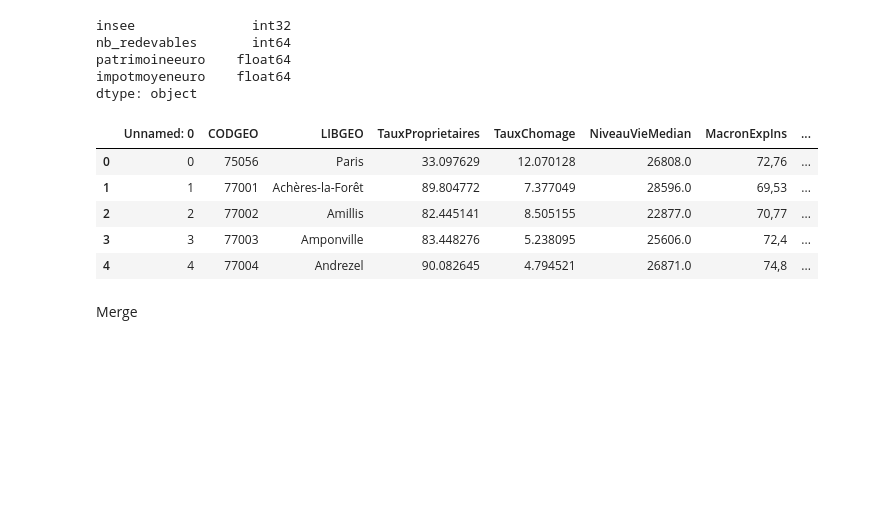
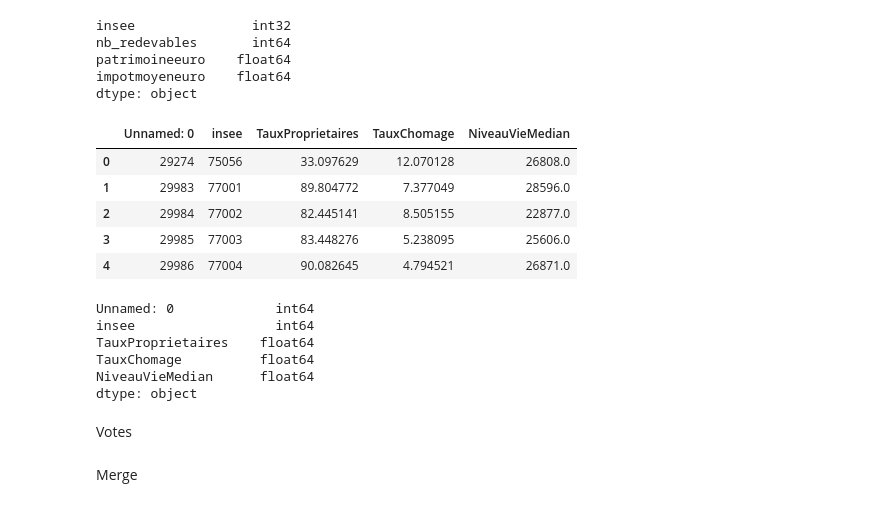
Before and after one commit to cerezamo/dataviz, a Jupyter notebook: variables.ipynb, the cells around one changed output. Drawn from its saved outputs; the diff is of its cells as text; code cells hidden in the pictures; blank space fills up the shorter version.

```diff
--- a/variables.ipynb
+++ b/variables.ipynb
@@ -174,15 +174,26 @@ impotmoyeneuro    float64
 dtype: object
 # %%
 #Base Sarah
-eco=pd.read_csv(dir+'\\brut\\data_final.csv')
+eco=pd.read_csv(dir+'\\brut\\data_chom_prop.csv')
 eco.head()
 # %% [output]
-|  | Unnamed: 0 | CODGEO | LIBGEO | TauxProprietaires | TauxChomage | NiveauVieMedian | MacronExpIns | ... |
-| 0 | 0 | 75056 | Paris | 33.097629 | 12.070128 | 26808.0 | 72,76 | ... |
-| 1 | 1 | 77001 | Achères-la-Forêt | 89.804772 | 7.377049 | 28596.0 | 69,53 | ... |
-| 2 | 2 | 77002 | Amillis | 82.445141 | 8.505155 | 22877.0 | 70,77 | ... |
-| 3 | 3 | 77003 | Amponville | 83.448276 | 5.238095 | 25606.0 | 72,4 | ... |
-| 4 | 4 | 77004 | Andrezel | 90.082645 | 4.794521 | 26871.0 | 74,8 | ... |
+|  | Unnamed: 0 | insee | TauxProprietaires | TauxChomage | NiveauVieMedian |
+| 0 | 29274 | 75056 | 33.097629 | 12.070128 | 26808.0 |
+| 1 | 29983 | 77001 | 89.804772 | 7.377049 | 28596.0 |
+| 2 | 29984 | 77002 | 82.445141 | 8.505155 | 22877.0 |
+| 3 | 29985 | 77003 | 83.448276 | 5.238095 | 25606.0 |
+| 4 | 29986 | 77004 | 90.082645 | 4.794521 | 26871.0 |
 # %%
 eco=eco.drop(columns=['Unnamed: 0'])
 eco=eco.rename(columns={'CODGEO':'insee'})
+# %%
+eco.dtypes
+# %% [output]
+Unnamed: 0             int64
+insee                  int64
+TauxProprietaires    float64
+TauxChomage          float64
+NiveauVieMedian      float64
+dtype: object
+# %% [markdown]
+Votes
```
Also changed, not shown: parts of 4 cells of this notebook, 2 other files.
